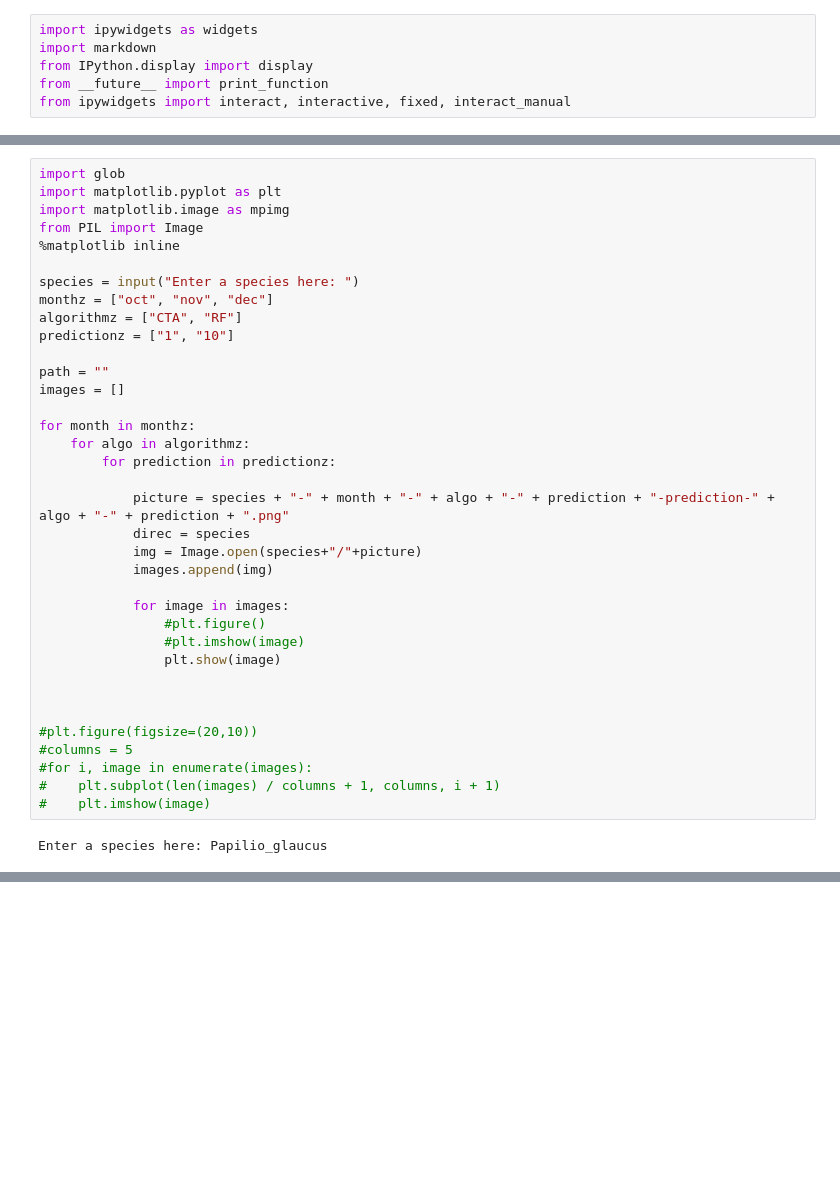
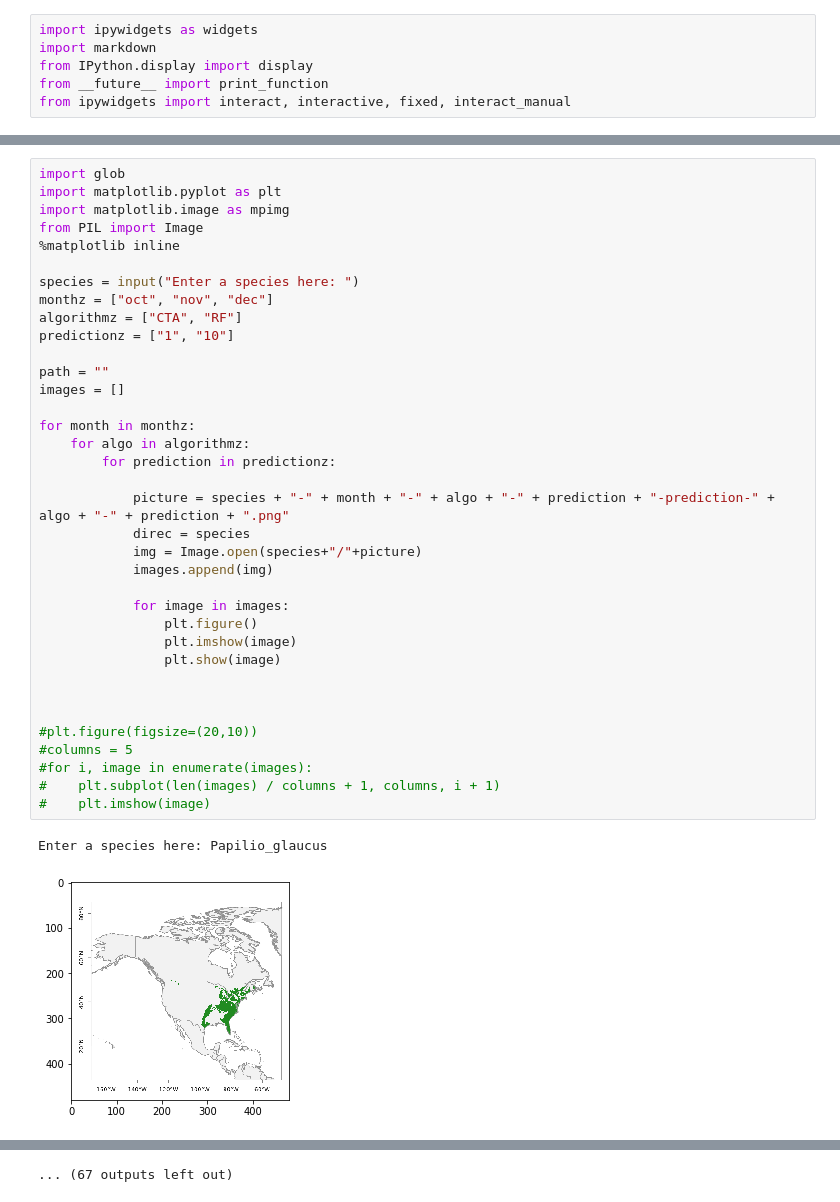
Before and after one commit to trillsauceda/playground, a Jupyter notebook: Command.ipynb, the cells around one changed output, grey strips where cells are left out. Cells and saved outputs as stored; diff of their text form; blank space fills up the shorter version.

```diff
--- a/Command.ipynb
+++ b/Command.ipynb
@@ -97,32 +90,33 @@ from PIL import Image
 
 species = input("Enter a species here: ")
 monthz = ["oct", "nov", "dec"]
 algorithmz = ["CTA", "RF"]
 predictionz = ["1", "10"]
 
 path = ""
 images = []
 
 for month in monthz:
     for algo in algorithmz:
         for prediction in predictionz:
 
             picture = species + "-" + month + "-" + algo + "-" + prediction + "-prediction-" + algo + "-" + prediction + ".png"
             direc = species
             img = Image.open(species+"/"+picture)
             images.append(img)
 
             for image in images:
-                #plt.figure()
-                #plt.imshow(image)
+                plt.figure()
+                plt.imshow(image)
                 plt.show(image)
 
 
 
 #plt.figure(figsize=(20,10))
 #columns = 5
 #for i, image in enumerate(images):
 #    plt.subplot(len(images) / columns + 1, columns, i + 1)
 #    plt.imshow(image)
 # %% [output]
 Enter a species here: Papilio_glaucus
+[figure, added]
@@ -128,0 +133 @@ Enter a species here: Papilio_glaucus
+... (67 outputs left out)
```
Also changed, not shown: parts of 12 cells of this notebook, 1 other file.
